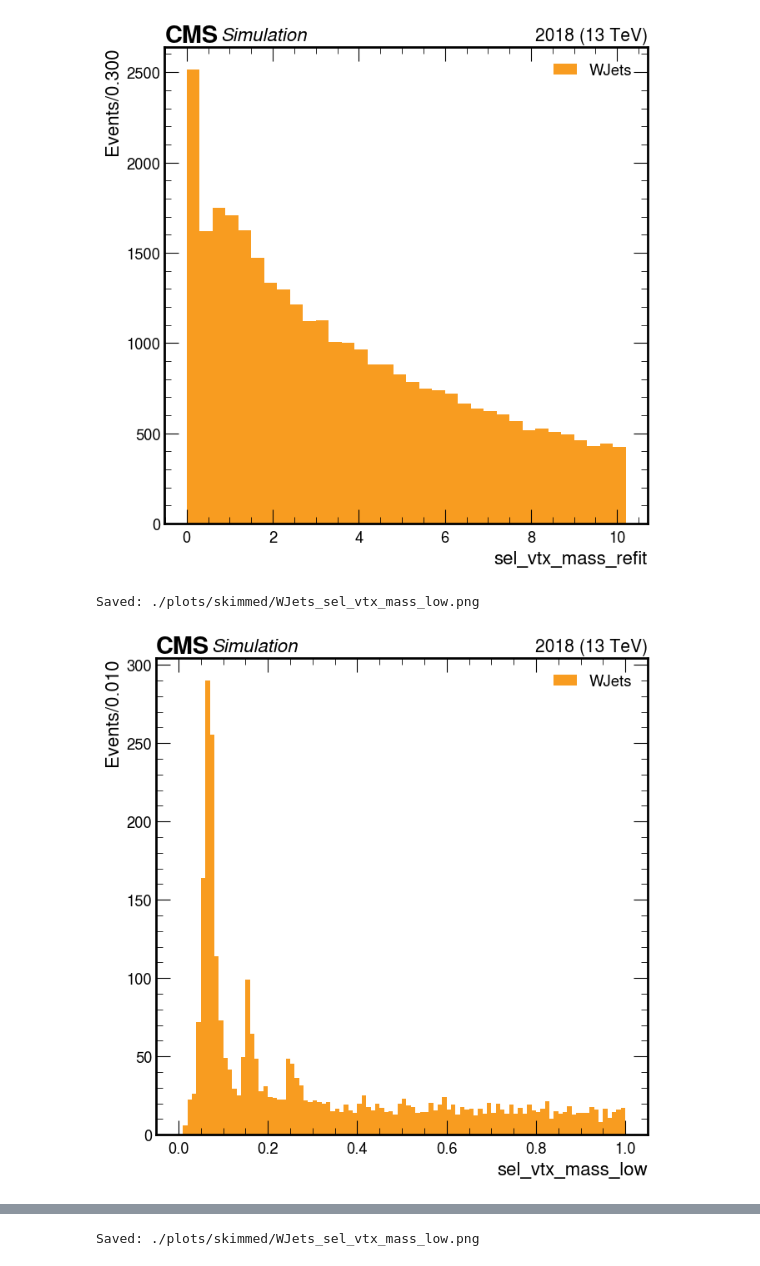
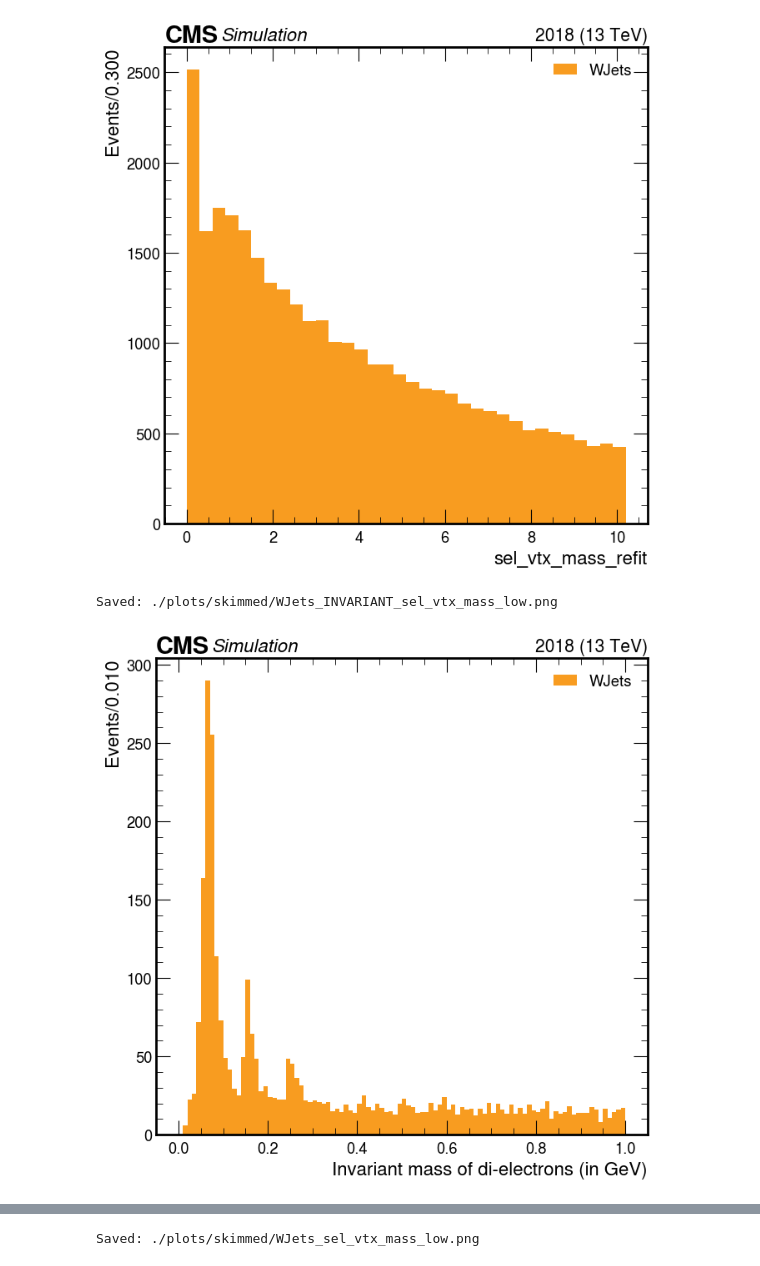
Before and after one commit to Reshma27Menon/iDMe, a Jupyter notebook: python_analysis/exampleNotebooks/run2step2skimmed.ipynb, the cells around one changed output, grey strips where cells are left out. Saved outputs shown, nothing was run; the diff lists cells and outputs as text; code cells hidden in the pictures.

```diff
--- a/python_analysis/exampleNotebooks/run2step2skimmed.ipynb
+++ b/python_analysis/exampleNotebooks/run2step2skimmed.ipynb
@@ -131,37 +131,37 @@ fig, ax = plt.subplots(figsize=(7,7))
 plot_dict = {
     'variable': 'sel_vtx_mass_low',
     'cut': 'cut2',
     'year': 2018
 }
 
 style_dict = {
     'fig': fig,
     'ax': ax,
     'rebin': 1j,
     'xlim':[0,1] ,     # if None, the default will show up; otherwise give as a list, i.e. [0, 10]
     'doLogy': False,
     'doLogx': False,
     'doDensity': False,
     'doYerr': False,
-    'xlabel': "sel_vtx_mass_low",   # if None, the default will show up; otherwise give as a string, i.e. 'Electron dxy'
+    'xlabel': "Invariant mass of di-electrons (in GeV)",   # if None, the default will show up; otherwise give as a string, i.e. 'Electron dxy'
     'ylabel': None,   # if None, the default will show up; otherwise give as a string, i.e. 'Efficiency'
     'label': None,    # if None, the default will show up; otherwise give as a string, i.e. 'Highest ctau signal samples'
     'flow': None,     # overflow
     'doSave': True,
     'outDir': './plots/skimmed',
-    'outName': f'WJets_sel_vtx_mass_low.png'
+    'outName': f'WJets_INVARIANT_sel_vtx_mass_low.png'
 }
 
 # bkg
 ptools.plot_bkg_1d(bkg_histo, plot_dict, style_dict, isLegacy = False)
 
 
 #plt.title('')
 plt.legend()
 plt.show()
 # %% [output]
-Saved: ./plots/skimmed/WJets_sel_vtx_mass_low.png
+Saved: ./plots/skimmed/WJets_INVARIANT_sel_vtx_mass_low.png
-[figure, old version]
+[figure, new version]
 # %%
 fig, ax = plt.subplots(figsize=(7,7))
 
```
Also changed, not shown: parts of 3 cells of this notebook.
